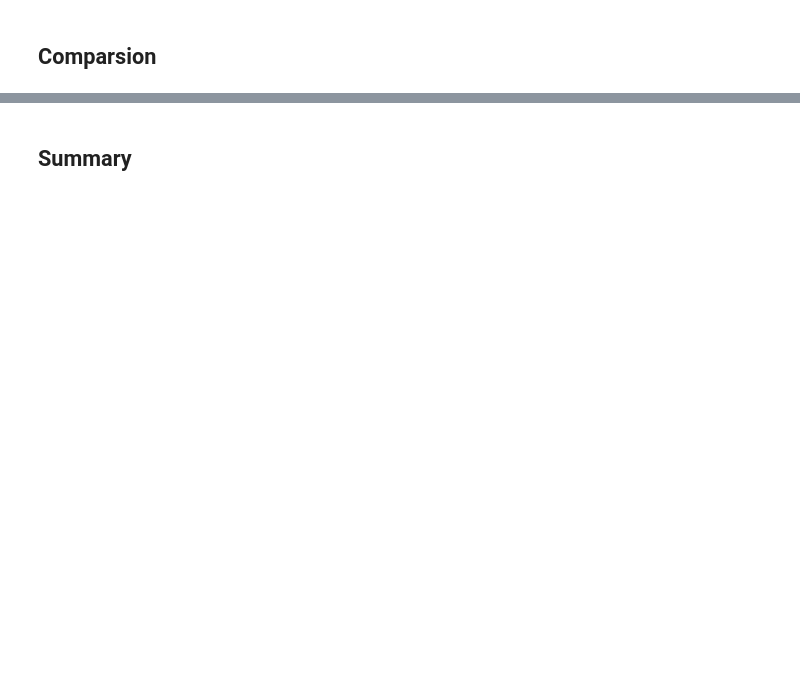
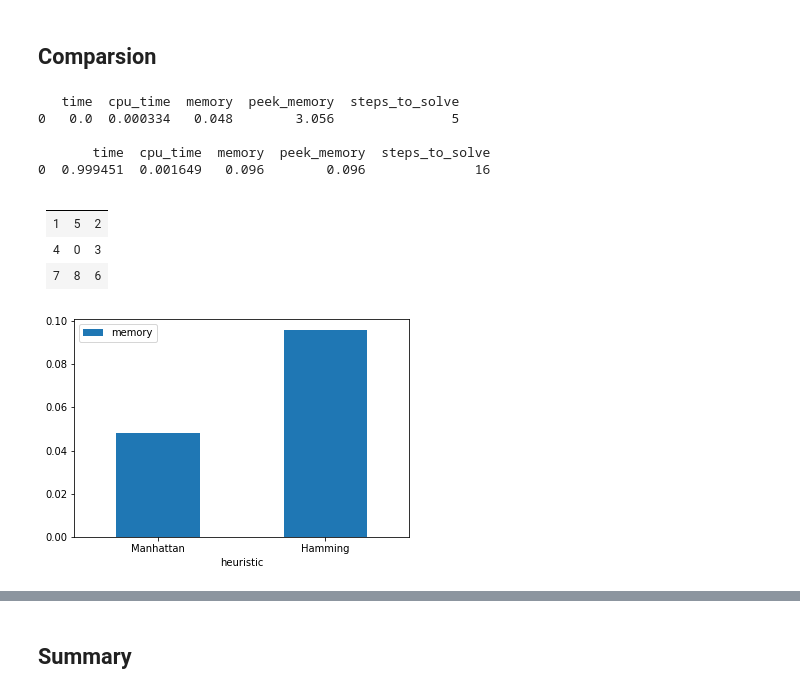
Before and after one commit to danoshi/fh-campus-ai-eight-puzzle, a Jupyter notebook: notebook.ipynb, the cells around one changed output, grey strips where cells are left out. Saved outputs shown, nothing was run; the diff lists cells and outputs as text; code cells hidden in the pictures; blank space fills up the shorter version.

```diff
--- a/notebook.ipynb
+++ b/notebook.ipynb
@@ -193,7 +196,10 @@ initial_state = [
     [4, 0, 3],
     [7, 8, 6]
 ]
-
+memory_manhattan = []
+time_manhatttan = []
+cpu_manhatttan = []
+solve_manhatttan = []
 solvable = is_solvable(initial_state)
 if solvable:
     p = Puzzle(initial_state)
@@ -207,12 +213,16 @@ if solvable:
     tracemalloc.start()
     count = a_star(p, h_manhattan)
     current, peak = tracemalloc.get_traced_memory()
-    current_calc = current / 10**6
-    peak_calc = peak / 10**6
+    current_calc = current / 10**3
+    peak_calc = peak / 10**3
 
-    print(f"Current memory usage is {current / 10**6}MB; Peak was {peak_calc}MB")
-    print("Solved with ", h_manhattan, ': ', count, "states", "time", elapsed_time)
+    print(f"Current memory usage is {current_calc}KB; Peak was {peak_calc}KB")
+    print("Solved with ", h_manhattan, ': ', count, "states", "time", elapsed_time,"ms")
 
-    add_to_manhattan_results(p, elapsed_time, elapsed_clock, current_calc, peak_calc)
+    add_to_manhattan_results(p, elapsed_time, elapsed_clock, current_calc, peak_calc, count)
+    memory_manhattan.append(current_calc)
+    time_manhatttan.append(elapsed_time)
+    cpu_manhatttan.append(elapsed_clock)
+    solve_manhatttan.append(count)
     tracemalloc.stop()
 # %% [output]
@@ -241,24 +244,31 @@ initial_state = [
     [4, 0, 3],
     [7, 8, 6]
 ]
-
+memory_hamming = []
+time_hamming = []
+cpu_hamming = []
+solve_hamming = []
 solvable = is_solvable(initial_state)
 if solvable:
     p = Puzzle(initial_state)
     start = time.time()
     clock_start = timeit.default_timer()
     count = a_star(p, h_hamming)
-    elapsed_time = time.time() - start
+    elapsed_time = (time.time() - start)*1000
     elapsed_clock = timeit.default_timer() - clock_start
 
     tracemalloc.start()
     p = Puzzle(initial_state)
     current, peak = tracemalloc.get_traced_memory()
-    current_calc = current / 10**6
-    peak_calc = peak / 10**6
+    current_calc = current / 10**3
+    peak_calc = peak / 10**3
 
-    print(f"Current memory usage is {current / 10**6}MB; Peak was {peak_calc}MB")
-    print("Solved with ", h_hamming, ': ', count, "states", "time", elapsed_time)
+    print(f"Current memory usage is {current_calc}KB; Peak was {peak_calc}KB")
+    print("Solved with ", h_hamming, ': ', count, "states", "time", elapsed_time,"ms")
 
-    results_hamming.append(("Hamming", p, elapsed_time, elapsed_clock, current_calc, peak_calc))
+    add_to_hamming_results(p, elapsed_time, elapsed_clock, current_calc, peak_calc, count)
+    memory_hamming.append(current_calc)
+    time_hamming.append(elapsed_time)
+    cpu_hamming.append(elapsed_clock)
+    solve_hamming.append(count)
     tracemalloc.stop()
@@ -267,2 +286,24 @@ results_print_hamming()
 # %% [markdown]
 ## Comparsion
+# %%
+df_manhattan = pd.DataFrame(results_manhattan)
+df_hamming = pd.DataFrame(results_hamming)
+print(df_manhattan, "\n")
+print(df_hamming)
+# %% [output]
+   time  cpu_time  memory  peek_memory  steps_to_solve
+0   0.0  0.000334   0.048        3.056               5
+
+       time  cpu_time  memory  peek_memory  steps_to_solve
+0  0.999451  0.001649   0.096        0.096              16
+# %% [markdown]
+|   |   |   |
+|---|---|---|
+| 1 | 5 | 2 |
+| 4 | 0 | 3 |
+| 7 | 8 | 6 |
+# %%
+df = pd.DataFrame({'heuristic':['Manhattan', 'Hamming'], 'memory':[memory_manhattan[0], memory_hamming[0]]})
+ax = df.plot.bar(x='heuristic', y='memory', rot=0)
+# %% [output]
+[figure, added]
```
Also changed, not shown: parts of 31 cells of this notebook, 4 other files.
